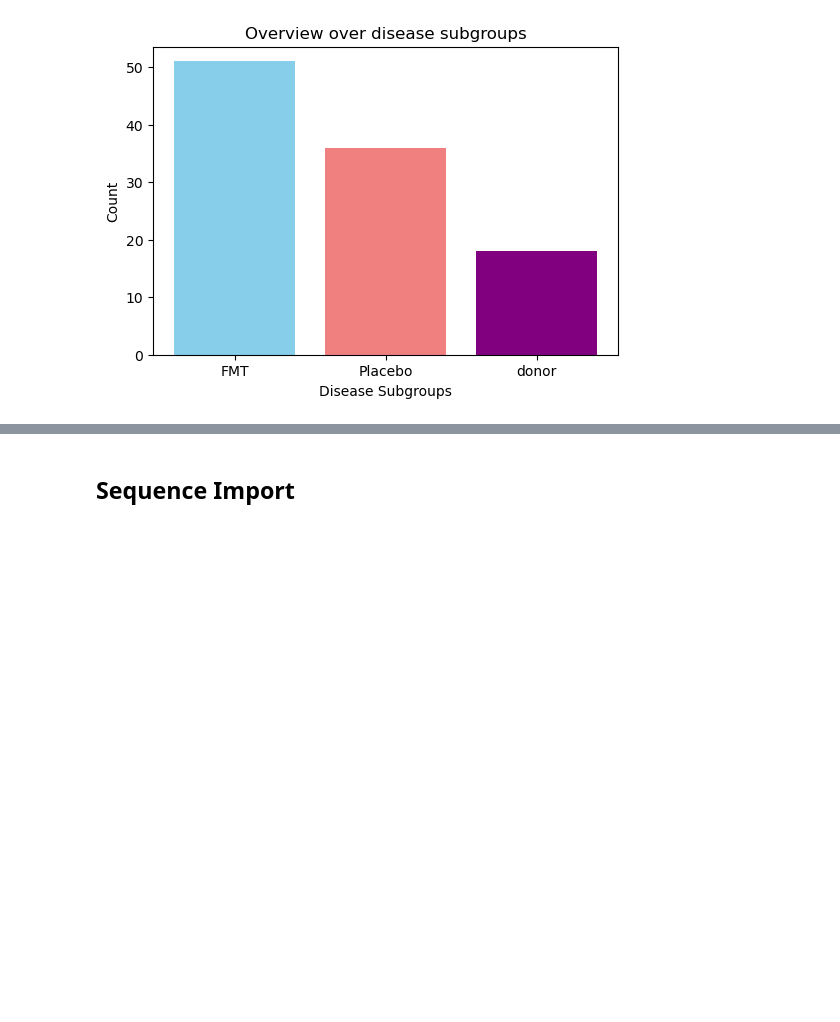
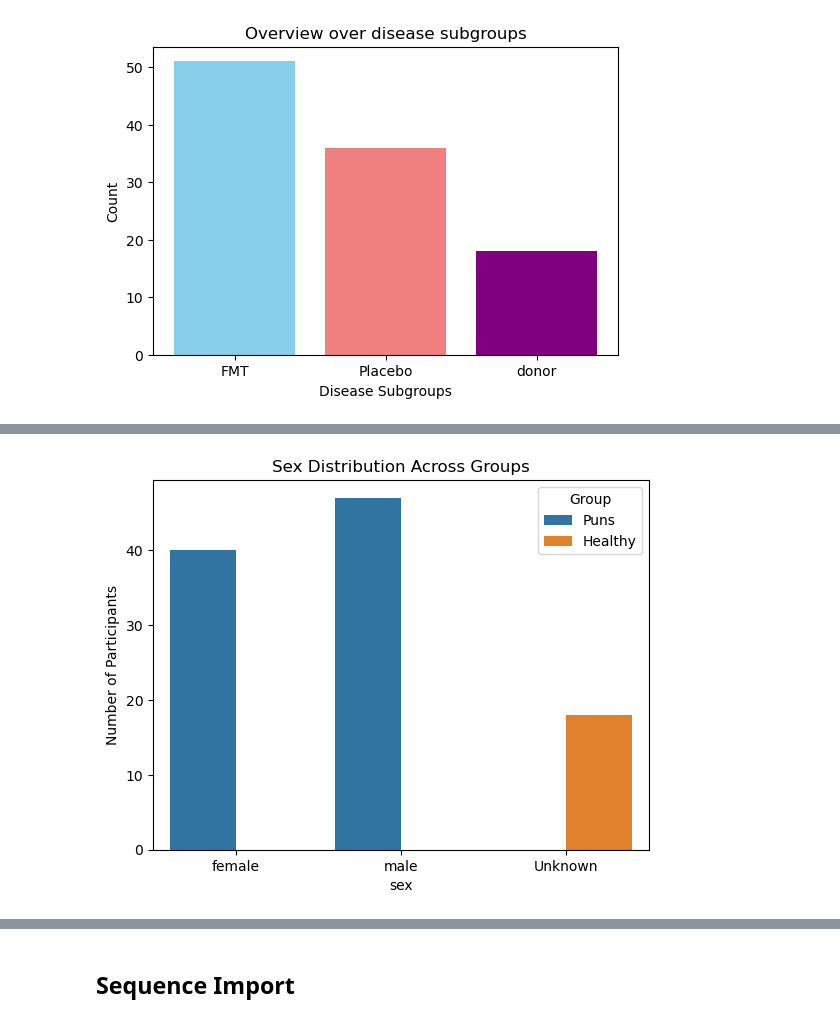
Before and after one commit to marie3003/pundemic, a Jupyter notebook: w3_denoising.ipynb, the cells around one changed output, grey strips where cells are left out. Saved outputs shown, nothing was run; the diff lists cells and outputs as text; code cells hidden in the pictures; blank space fills up the shorter version.

```diff
--- a/w3_denoising.ipynb
+++ b/w3_denoising.ipynb
@@ -147,0 +140,9 @@ plt.show()
+# %%
+#Sex Distribution Across Groups
+sns.countplot(data=meta_df, x='sex', hue='group')
+plt.title("Sex Distribution Across Groups")
+plt.ylabel("Number of Participants")
+plt.legend(title="Group")
+plt.show()
+# %% [output]
+[figure, added]
```
Also changed, not shown: parts of 17 cells of this notebook.
